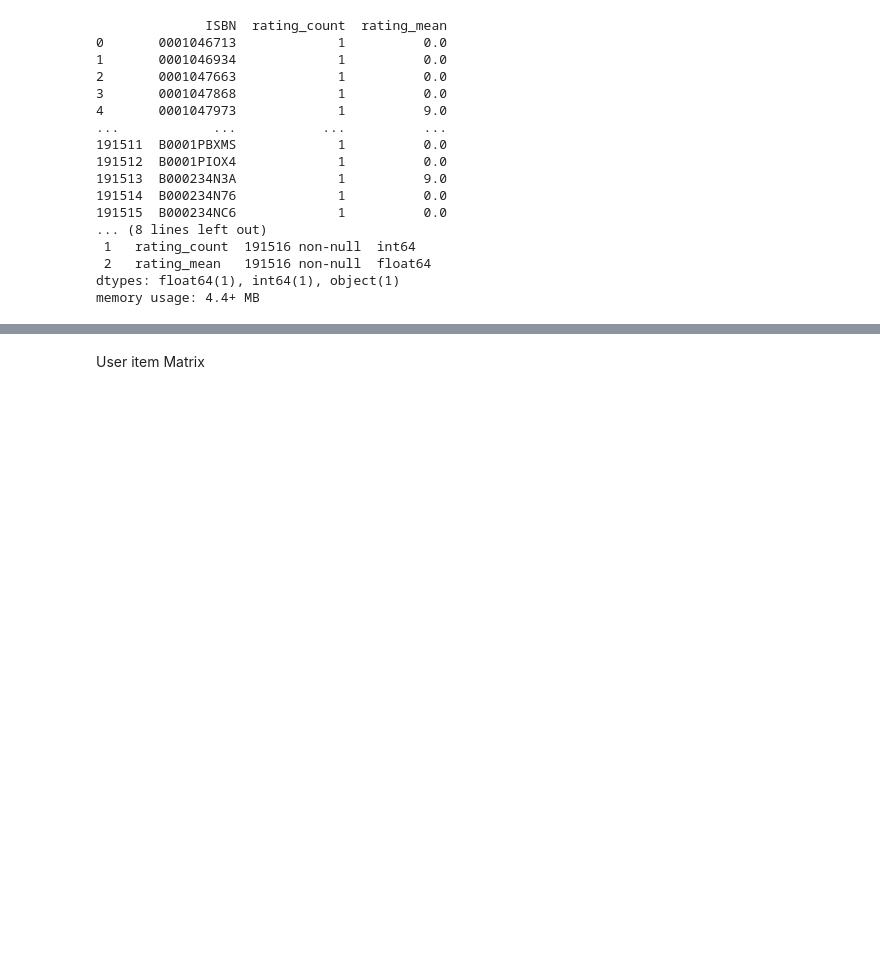
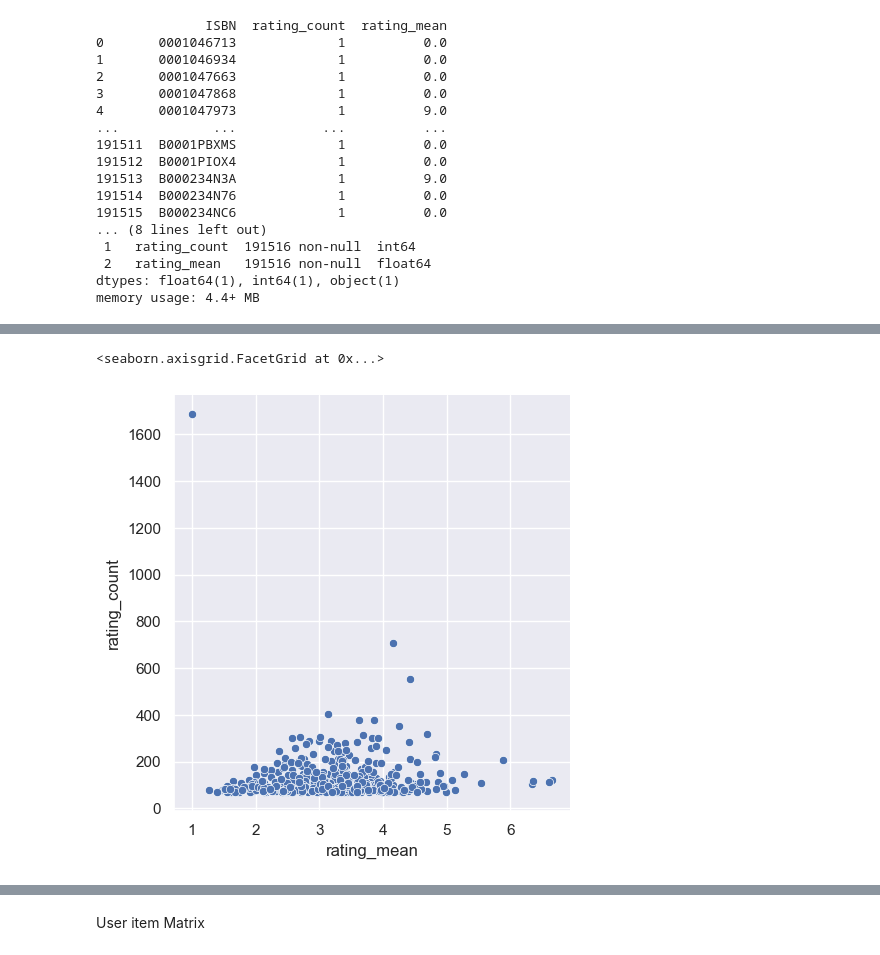
Before and after one commit to flo-shi/Recommender-System, a Jupyter notebook: recommenda system.ipynb, the cells around one changed output, grey strips where cells are left out. Cells and saved outputs as stored; diff of their text form; code cells hidden in the pictures; blank space fills up the shorter version.

```diff
--- a/recommenda system.ipynb
+++ b/recommenda system.ipynb
@@ -482,6 +483,6 @@ dtypes: float64(1), int64(1), object(1)
 memory usage: 4.4+ MB
 # %%
 # Filter books with 50+ ratings only
-popular_books = agg_rating[agg_rating['rating_count']>= 50]
+popular_books = agg_rating[agg_rating['rating_count']>= 70]
 print(len(popular_books))
 # %% [output]
@@ -493,0 +508,6 @@ NameError: name 'popular_books' is not defined
+# %%
+# Checking the relationship between rating count and mean.
+sns.relplot(x='rating_mean', y='rating_count', data=popular_books)
+# %% [output]
+<seaborn.axisgrid.FacetGrid at 0x...>
+[figure, added]
```
Also changed, not shown: parts of 24 cells of this notebook.
